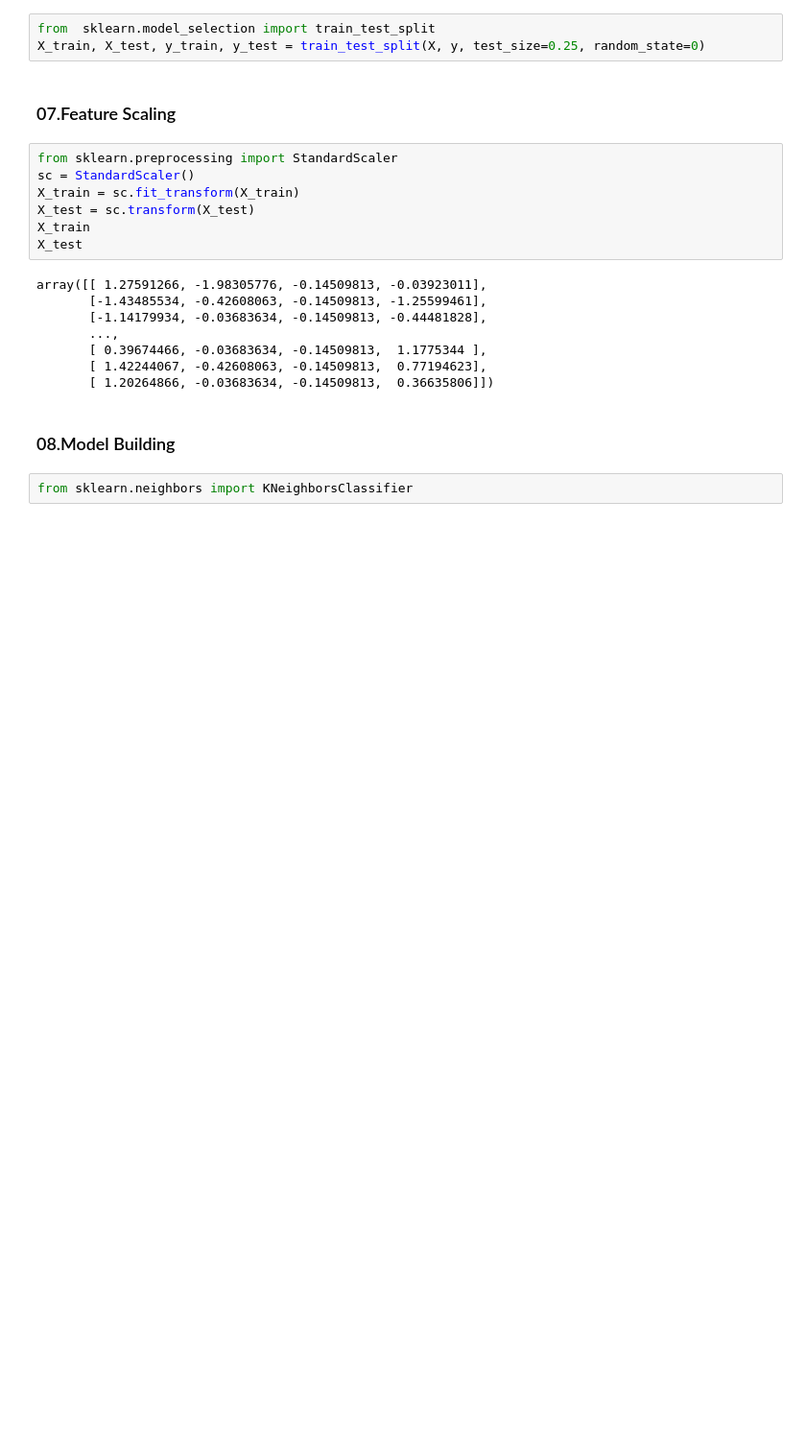
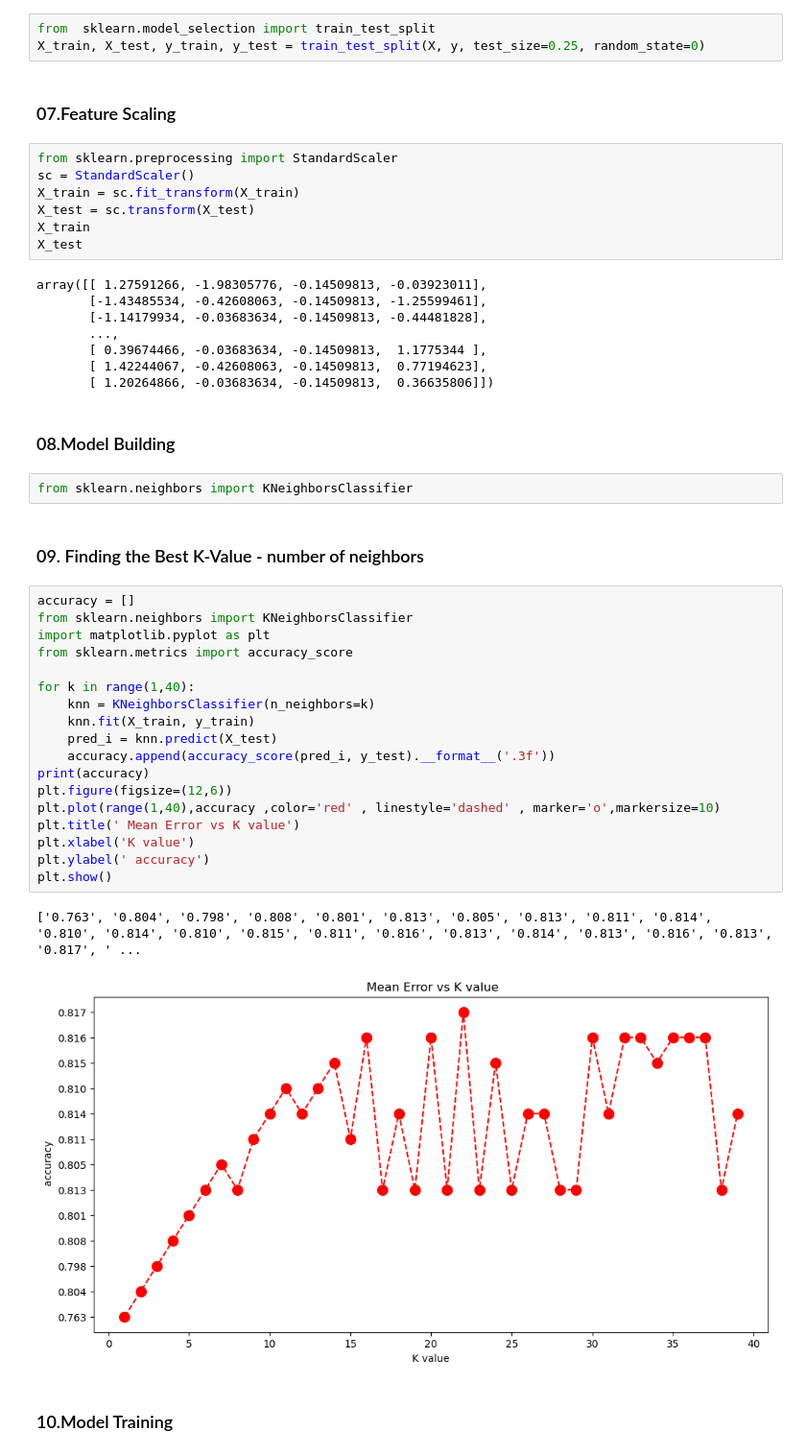
Before and after one commit to Siva1204Tharsh/Salary-Estimation-using-K-NEAREST-NEIGHBOR, a Jupyter notebook: salaryestimation_kNN.ipynb, the cells around one changed output. Shown at 96% size. Cells and saved outputs as stored; diff of their text form; blank space fills up the shorter version.

```diff
--- a/salaryestimation_kNN.ipynb
+++ b/salaryestimation_kNN.ipynb
@@ -98,3 +98,28 @@ array([[ 1.27591266, -1.98305776, -0.14509813, -0.03923011],
 ### 08.Model Building
 # %%
 from sklearn.neighbors import KNeighborsClassifier
+# %% [markdown]
+### 09. Finding the Best K-Value - number of neighbors
+# %%
+accuracy = []
+from sklearn.neighbors import KNeighborsClassifier
+import matplotlib.pyplot as plt
+from sklearn.metrics import accuracy_score
+
+for k in range(1,40):
+    knn = KNeighborsClassifier(n_neighbors=k)
+    knn.fit(X_train, y_train)
+    pred_i = knn.predict(X_test)
+    accuracy.append(accuracy_score(pred_i, y_test).__format__('.3f'))
+print(accuracy)
+plt.figure(figsize=(12,6))
+plt.plot(range(1,40),accuracy ,color='red' , linestyle='dashed' , marker='o',markersize=10)
+plt.title(' Mean Error vs K value')
+plt.xlabel('K value')
+plt.ylabel(' accuracy')
+plt.show()
+# %% [output]
+['0.763', '0.804', '0.798', '0.808', '0.801', '0.813', '0.805', '0.813', '0.811', '0.814', '0.810', '0.814', '0.810', '0.815', '0.811', '0.816', '0.813', '0.814', '0.813', '0.816', '0.813', '0.817', ' ...
+[figure, added]
+# %% [markdown]
+### 10.Model Training
```
Also changed, not shown: parts of 2 cells of this notebook.
